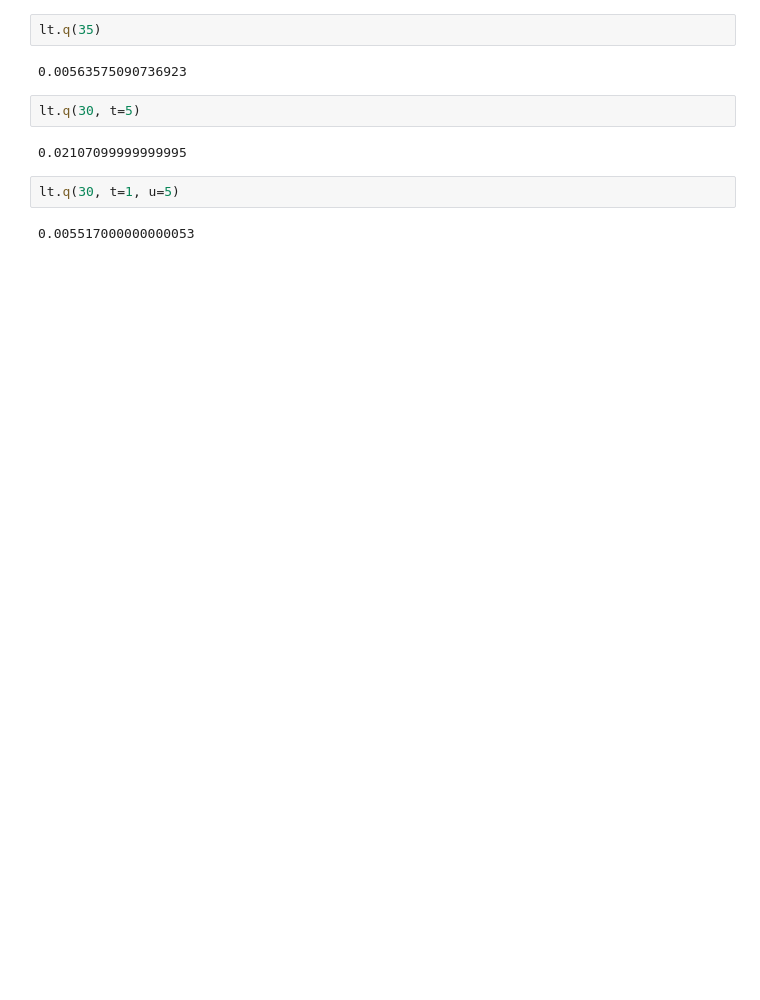
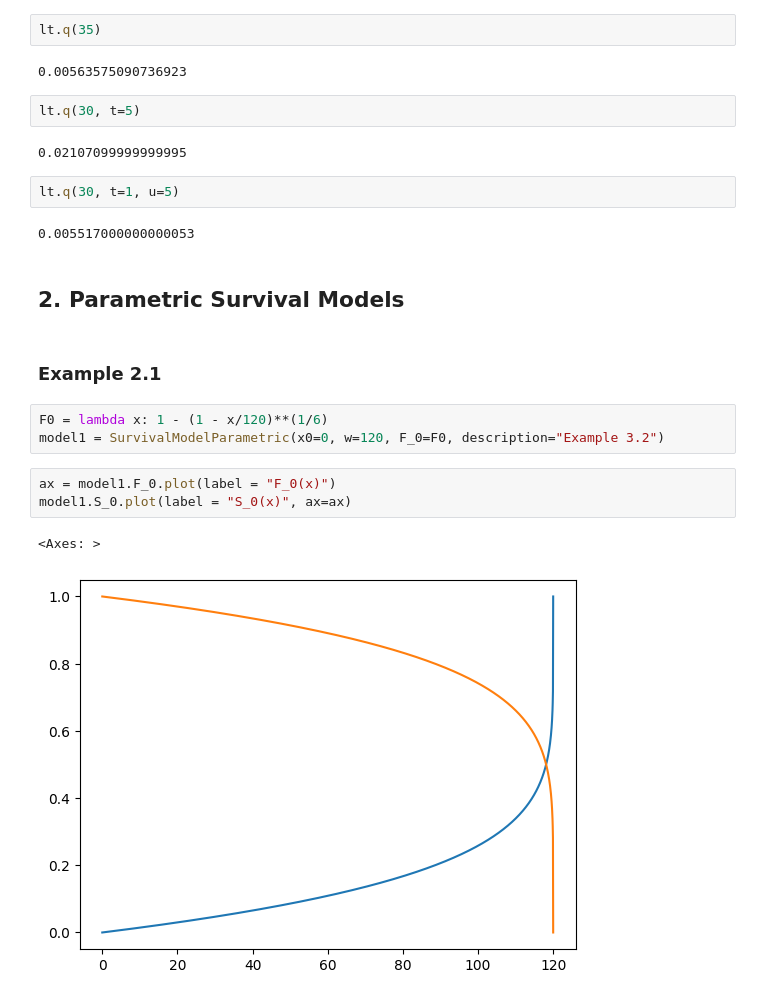
Before and after one commit to RuCoppens96/LifeContingentRisk, a Jupyter notebook: notebooks/1_Surivial_Models.ipynb, the cells around one changed output. Drawn from its saved outputs; the diff is of its cells as text; blank space fills up the shorter version.

Commit message:
created class for survival models

```diff
--- a/notebooks/1_Surivial_Models.ipynb
+++ b/notebooks/1_Surivial_Models.ipynb
@@ -81,3 +82,16 @@ lt.q(30, t=5)
 lt.q(30, t=1, u=5)
 # %% [output]
 0.005517000000000053
+# %% [markdown]
+## 2. Parametric Survival Models
+# %% [markdown]
+### Example 2.1
+# %%
+F0 = lambda x: 1 - (1 - x/120)**(1/6)
+model1 = SurvivalModelParametric(x0=0, w=120, F_0=F0, description="Example 3.2")
+# %%
+ax = model1.F_0.plot(label = "F_0(x)")
+model1.S_0.plot(label = "S_0(x)", ax=ax)
+# %% [output]
+<Axes: >
+[figure, added]
```
Also changed, not shown: parts of 15 cells of this notebook, 3 other files.
